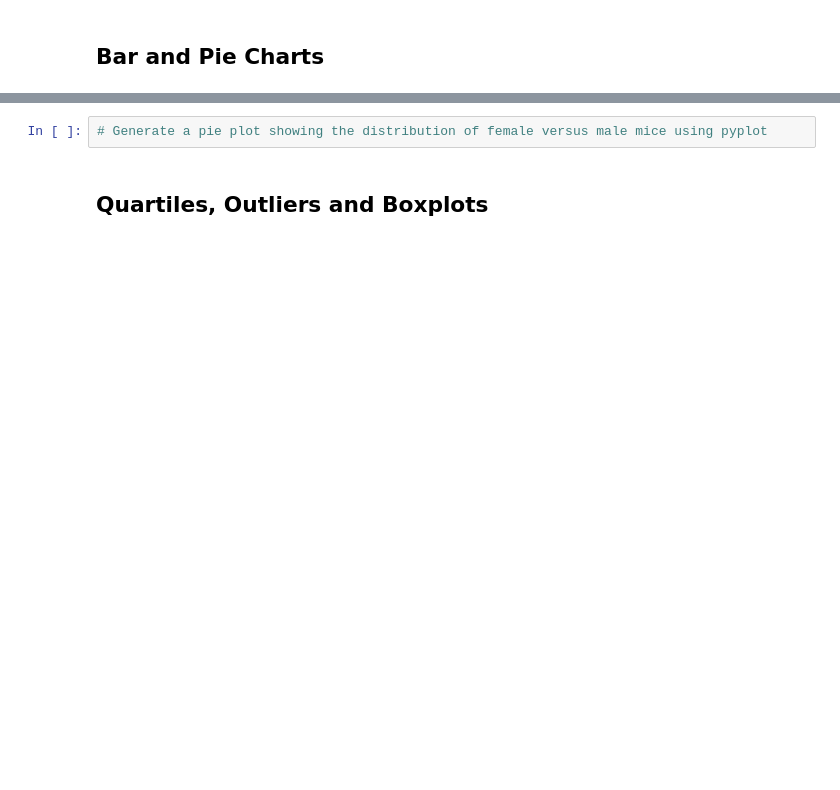
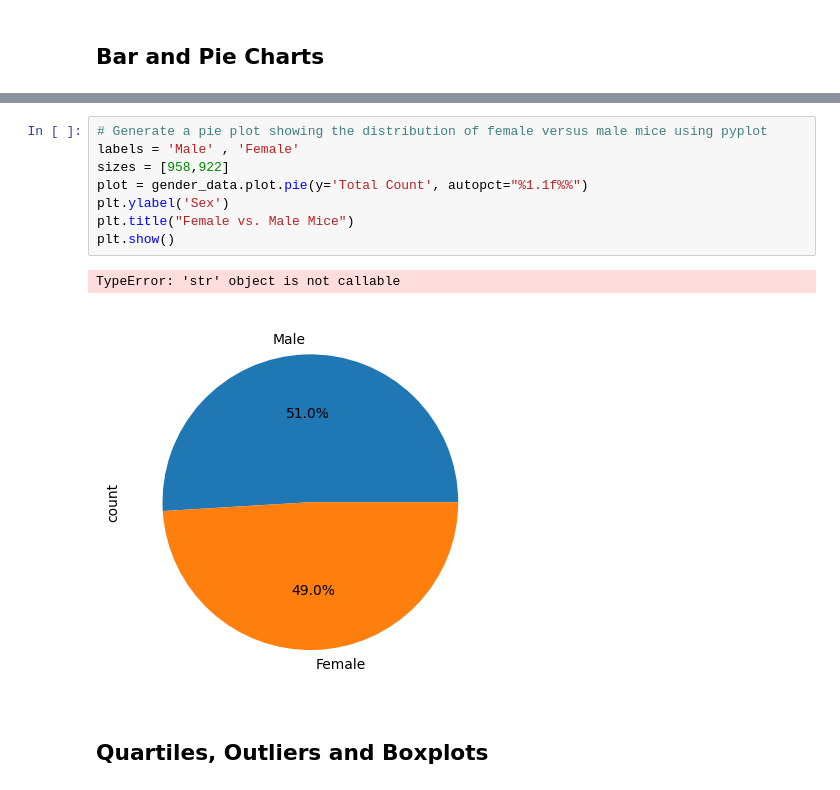
Before and after one commit to carsonnj/Pymaceuticals-Module-5-, a Jupyter notebook: pymaceuticals_Final_Code.ipynb, the cells around one changed output, grey strips where cells are left out. Drawn from its saved outputs; the diff is of its cells as text; blank space fills up the shorter version.

```diff
--- a/pymaceuticals_Final_Code.ipynb
+++ b/pymaceuticals_Final_Code.ipynb
@@ -146,5 +211,14 @@ summary_stats_table
 # %%
 # Generate a pie plot showing the distribution of female versus male mice using pyplot
+labels = 'Male' , 'Female'
+sizes = [958,922]
+plot = gender_data.plot.pie(y='Total Count', autopct="%1.1f%%")
+plt.ylabel('Sex')
+plt.title("Female vs. Male Mice")
+plt.show()
+# %% [output]
+TypeError: 'str' object is not callable
+[figure, added]
 # %% [markdown]
 ## Quartiles, Outliers and Boxplots
 # %%
```
Also changed, not shown: parts of 17 cells of this notebook.
